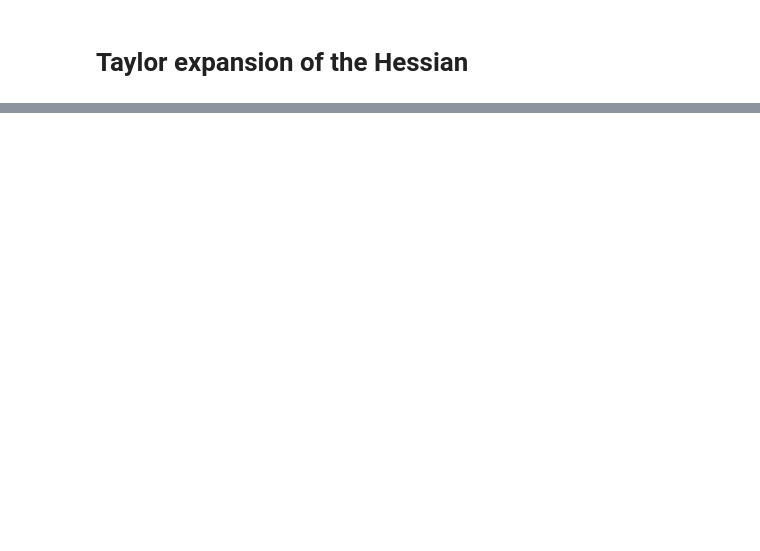
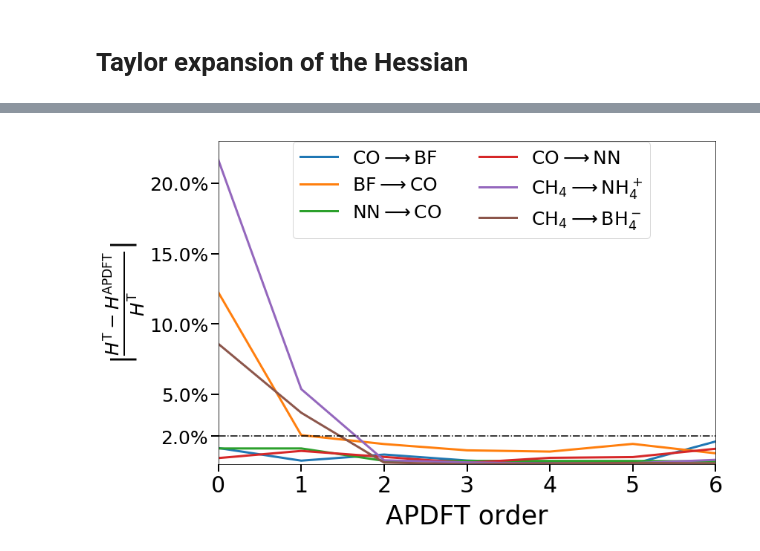
Before and after one commit to ferchault/APDFT, a Jupyter notebook: prototyping/hessian/AAFF/1_Validation_anal_deriv/plots_and_tables.ipynb, the cells around one changed output, grey strips where cells are left out. Cells and saved outputs as stored; diff of their text form; code cells hidden in the pictures; blank space fills up the shorter version.

```diff
--- a/prototyping/hessian/AAFF/1_Validation_anal_deriv/plots_and_tables.ipynb
+++ b/prototyping/hessian/AAFF/1_Validation_anal_deriv/plots_and_tables.ipynb
@@ -297,25 +424,27 @@ plt.savefig("subplot.png",bbox_inches="tight")
 # %%
 pr=7
 plt.figure(figsize=(12,8))
 plt.plot(range(pr),100*abs(Hre_co_bf[:pr]),label="CO$\longrightarrow$BF",lw=3)
 plt.plot(range(pr),100*abs(Hre_bf_co[:pr]),label="BF$\longrightarrow$CO",lw=3)
 plt.plot(range(pr),100*abs(Hre_nn_co[:pr]),label="NN$\longrightarrow$CO",lw=3)
 plt.plot(range(pr),100*abs(Hre_co_nn[:pr]),label="CO$\longrightarrow$NN",lw=3)
 plt.plot(range(pr),100*abs(Hre_ch4_nh4[:pr]),label="CH$_4\longrightarrow$NH$_4^+$",lw=3)
 plt.plot(range(pr),100*abs(Hre_ch4_bh4[:pr]),label="CH$_4\longrightarrow$BH$_4^-$",lw=3)
 plt.axhline(2,lw=1.5,ls="-.",color='black')
 plt.legend(fontsize=25,ncol=2,loc=(.15,.7))
 plt.xlim(0,6)
 plt.ylim(0,23)
-plt.title("Percent error in Hessian predictions",size=35,pad=20)
+#plt.title("Percent error in Hessian predictions",size=35,pad=20)
 plt.xlabel("APDFT order",size=35,labelpad=10)
 plt.ylabel("$ \\vert \\frac{H^\\mathrm{T}-H^{\\mathrm{APDFT}}}{H^\\mathrm{T}}  \\vert$",size=35)
 
 plt.axes().yaxis.set_major_formatter(mtick.PercentFormatter())
 plt.tick_params(length=10,width=2.)
 plt.yticks([2 , 5., 10., 15., 20.],size=25)
 plt.xticks(size=30)
 plt.savefig("error_hessian.png",bbox_inches='tight')
+# %% [output]
+[figure, added]
 # %%
 pr=7
 plt.plot(range(2,pr),100*abs(Hre_co_bf[2:pr]),label="CO$\longrightarrow$BF",lw=3)
```
Also changed, not shown: parts of 26 cells of this notebook, 3 other files.
